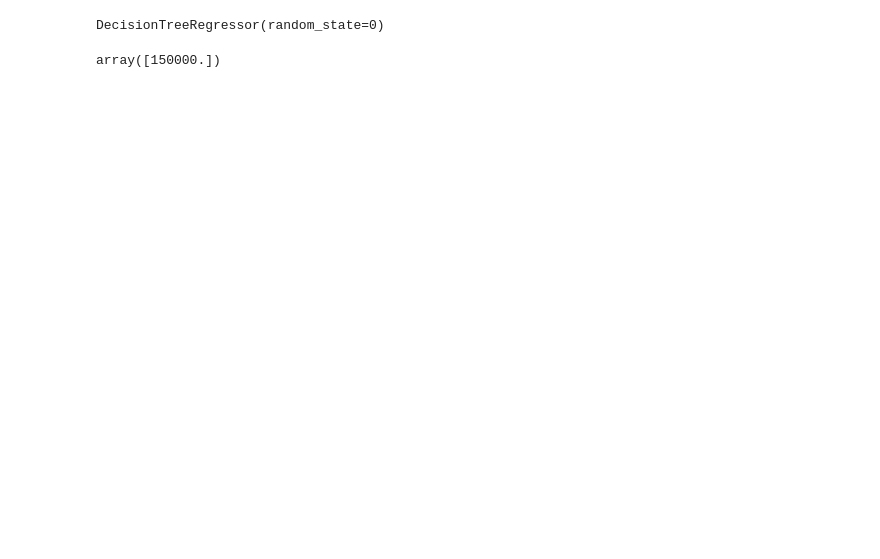
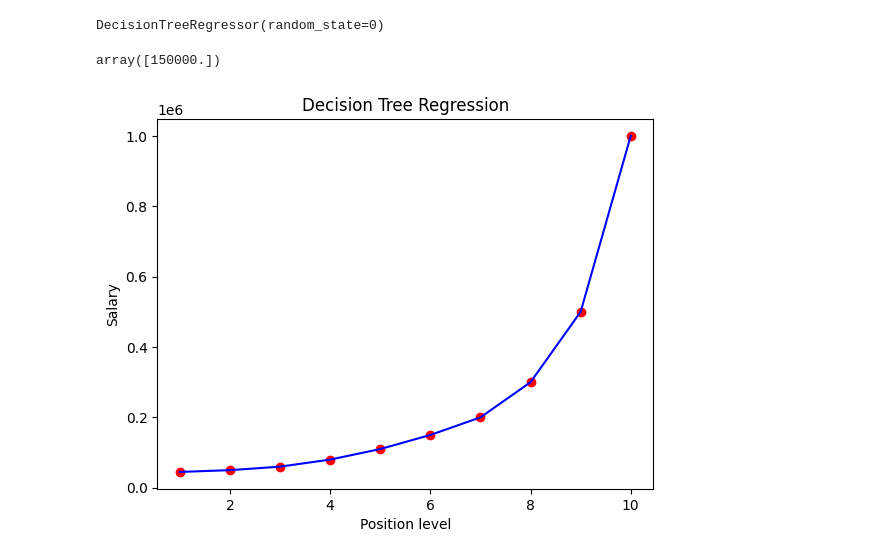
Before and after one commit to rhushab/ml_projects, a Jupyter notebook: decision_tree_regression.ipynb, the cells around one changed output. Cells and saved outputs as stored; diff of their text form; code cells hidden in the pictures; blank space fills up the shorter version.

Commit message:
decision tree final plot

```diff
--- a/decision_tree_regression.ipynb
+++ b/decision_tree_regression.ipynb
@@ -16,3 +16,12 @@ DecisionTreeRegressor(random_state=0)
 regressor.predict([[6.5]])
 # %% [output]
 array([150000.])
+# %%
+plt.scatter(X, y, color = 'red')
+plt.plot(X, regressor.predict(X), color = 'blue')
+plt.title('Decision Tree Regression')
+plt.xlabel('Position level')
+plt.ylabel('Salary')
+plt.show()
+# %% [output]
+[figure, added]
```
Also changed, not shown: parts of 1 cell of this notebook, 1 other file.
